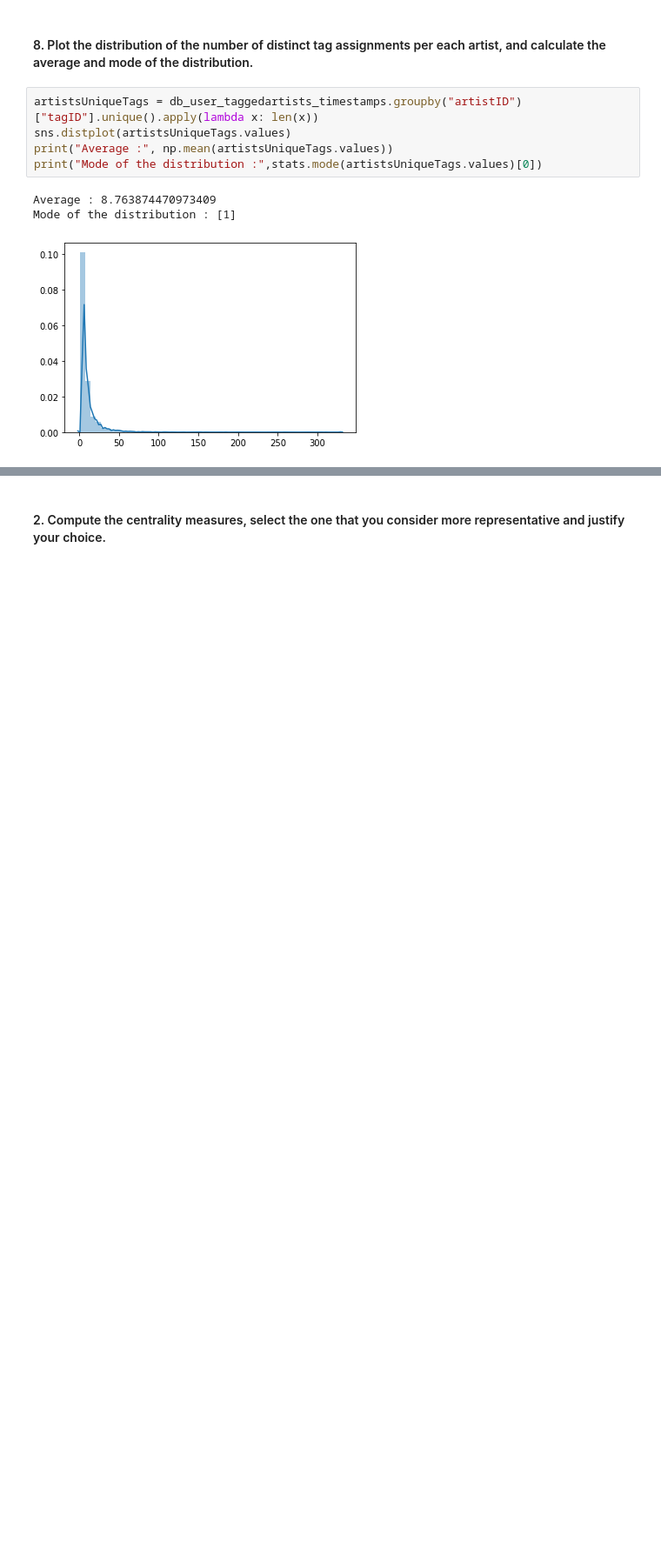
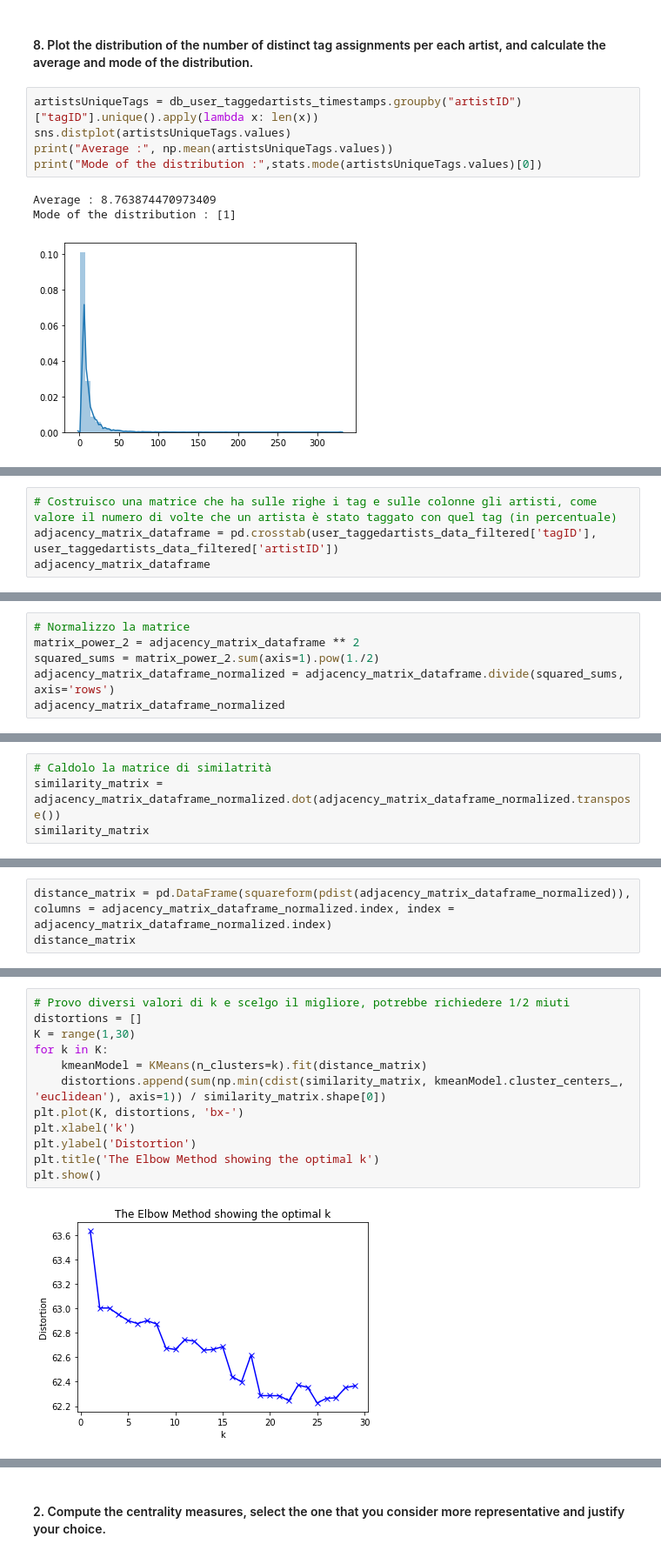
Before and after one commit to RiccardoBiella96/DataClaFinalProject, a Jupyter notebook: FinalProject.ipynb, the cells around one changed output, grey strips where cells are left out. Shown at 87% size. Saved outputs shown, nothing was run; the diff lists cells and outputs as text; blank space fills up the shorter version.

```diff
--- a/FinalProject.ipynb
+++ b/FinalProject.ipynb
@@ -524,0 +439,4 @@ density of subgraph: 0.007108893467778271
+# %%
+# Costruisco una matrice che ha sulle righe i tag e sulle colonne gli artisti, come valore il numero di volte che un artista è stato taggato con quel tag (in percentuale)
+adjacency_matrix_dataframe = pd.crosstab(user_taggedartists_data_filtered['tagID'], user_taggedartists_data_filtered['artistID'])
+adjacency_matrix_dataframe
@@ -524,0 +458,6 @@ density of subgraph: 0.007108893467778271
+# %%
+# Normalizzo la matrice
+matrix_power_2 = adjacency_matrix_dataframe ** 2
+squared_sums = matrix_power_2.sum(axis=1).pow(1./2)
+adjacency_matrix_dataframe_normalized = adjacency_matrix_dataframe.divide(squared_sums, axis='rows')
+adjacency_matrix_dataframe_normalized
@@ -524,0 +479,4 @@ density of subgraph: 0.007108893467778271
+# %%
+# Caldolo la matrice di similatrità
+similarity_matrix = adjacency_matrix_dataframe_normalized.dot(adjacency_matrix_dataframe_normalized.transpose())
+similarity_matrix
@@ -524,0 +498,3 @@ density of subgraph: 0.007108893467778271
+# %%
+distance_matrix = pd.DataFrame(squareform(pdist(adjacency_matrix_dataframe_normalized)), columns = adjacency_matrix_dataframe_normalized.index, index = adjacency_matrix_dataframe_normalized.index)
+distance_matrix
@@ -524,0 +516,14 @@ density of subgraph: 0.007108893467778271
+# %%
+# Provo diversi valori di k e scelgo il migliore, potrebbe richiedere 1/2 miuti
+distortions = []
+K = range(1,30)
+for k in K:
+    kmeanModel = KMeans(n_clusters=k).fit(distance_matrix)
+    distortions.append(sum(np.min(cdist(similarity_matrix, kmeanModel.cluster_centers_, 'euclidean'), axis=1)) / similarity_matrix.shape[0])
+plt.plot(K, distortions, 'bx-')
+plt.xlabel('k')
+plt.ylabel('Distortion')
+plt.title('The Elbow Method showing the optimal k')
+plt.show()
+# %% [output]
+[figure, added]
```
Also changed, not shown: parts of 81 cells of this notebook, 1 other file.
